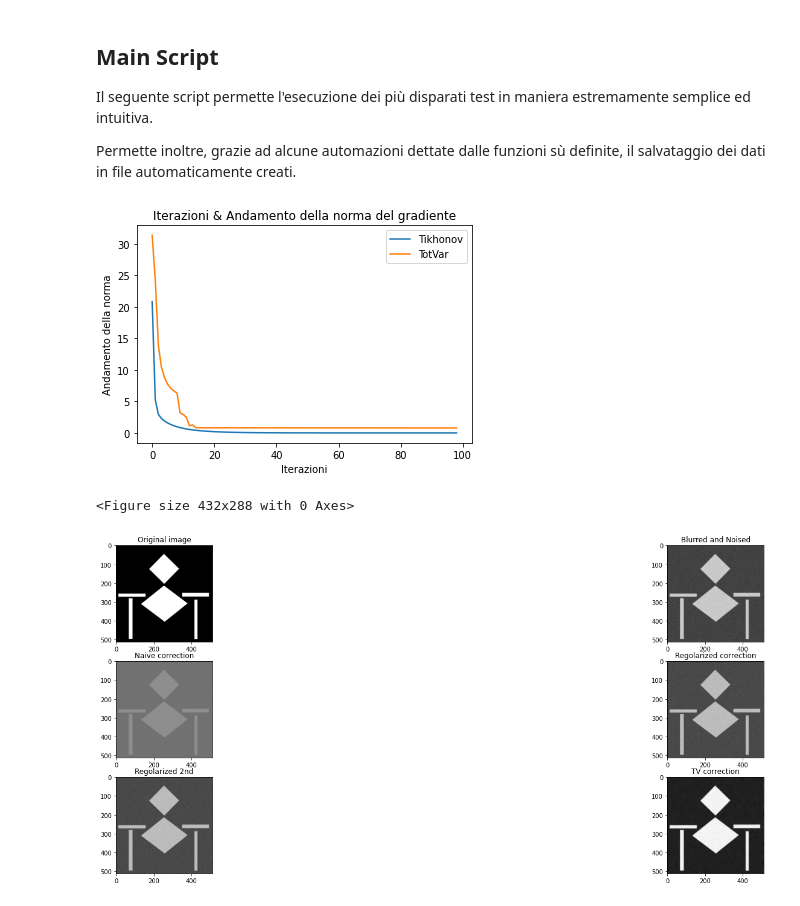
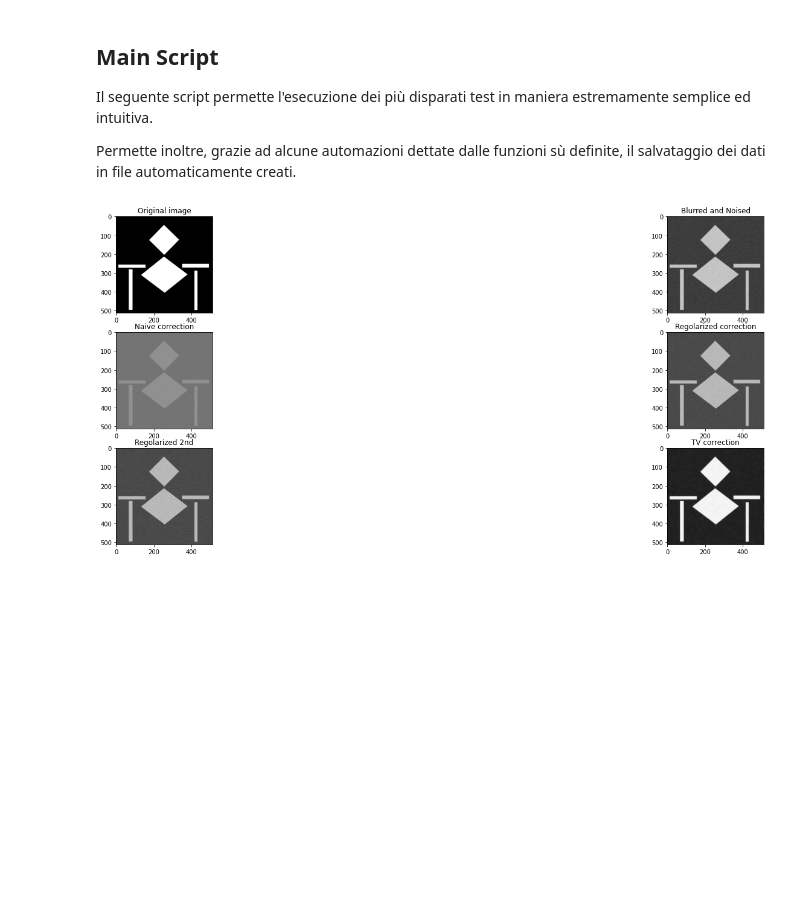
Before and after one commit to andreaiaia/image-deblur, a Jupyter notebook: colab_files/Tests_Code.ipynb, the cells around one changed output. Cells and saved outputs as stored; diff of their text form; code cells hidden in the pictures; blank space fills up the shorter version.

```diff
--- a/colab_files/Tests_Code.ipynb
+++ b/colab_files/Tests_Code.ipynb
@@ -342,7 +342,6 @@ def main(dim_kernel, sigma, std_dev, lambda_value, iteration, img_name):
   # Ricostruzione dell'immagine utilizzando il metodo del gradiente coniugato, la funzione minimize di libreria
   # e il termine di regolarizzazione di Tikhonov
   res = minimize(f_reg, x0, method='CG', jac=df_reg, options={'maxiter': 100})
-  print(res)
   img_reg = res.x.reshape(512, 512)
 
   # Ricostruzione dell'immagine utilizzando utilizzando il metodo del gradiente illustrato a lezione e il termine di regolarizzazione di Tikhonov
@@ -371,44 +370,45 @@ def main(dim_kernel, sigma, std_dev, lambda_value, iteration, img_name):
 
   # Esempio di plotting di un grafico per il confronto di due dei metodi usati.
   # Ulteriori grafici sono riportati e commentati nella relazione allegata.
-  """ plt.plot(norm_g_list[1:])
+
+  """
+  plt.plot(norm_g_list[1:])
   plt.plot(norm_g_list_totvar[1:])
   plt.legend(['Tikhonov', 'TotVar'])
   plt.xlabel('Iterazioni')
   plt.ylabel('Andamento della norma')
   plt.title('Iterazioni & Andamento della norma del gradiente')
   plt.show()
-  plt.savefig('Tikh_TotVar_Geometrica.png', dpi=300) """
+  plt.savefig('Tikh_TotVar_Geometrica.png', dpi=300)
+  """
 
   # Calcolo (e salvataggio su file) di PSNR e MSE
-  #calc_PSNR_MSE(iteration, img, noised, img_naive, img_reg, img_reg_2, img_totvar, img_name)
+  calc_PSNR_MSE(iteration, img, noised, img_naive, img_reg, img_reg_2, img_totvar, img_name)
 
   # Plotting delle immagini ottenute
-  #plot_figure(img, noised, img_naive, img_reg, img_reg_2, img_totvar)
+  plot_figure(img, noised, img_naive, img_reg, img_reg_2, img_totvar)
 
 
 if __name__ == "__main__":
   # Utilizzando tale funzione ( main ) possiamo settare i valori sottostanti per effettuare tutti i test sulle immagine caricate.
 
   dim_kernel = [5, 7, 9]
   ker_sigma = [0.5, 1, 1.3]
   sigma = [0.01, 0.02, 0.03, 0.04, 0.05]
   lambda_value = [0.01, 0.05, 0.08, 0.32, 1]
 
   # Il booleano serve per attivare o meno i test sull'intero dataset; per eseguire test su una singola immagine del
   # dataset è sufficiente impostarlo a False.
   all_tests = False
 
   if all_tests:
       for img in range(10):
           for i in range(len(dim_kernel)):
               for j in range(len(sigma)):
                   for q in range(len(lambda_value)):
                       options = f"K{i + 1}_{sigma[j]}_{lambda_value[q]}"
                       main(dim_kernel[i], ker_sigma[i], sigma[j], lambda_value[q], options, img + 1)
   else:
       main(dim_kernel[0], ker_sigma[0], sigma[4], lambda_value[2], 'K1_0.05_0.08', '1')
 # %% [output]
-[figure, old version]
+[figure, new version]
-<Figure size 432x288 with 0 Axes>
-[figure, removed]
```
Also changed, not shown: 6 other files.
